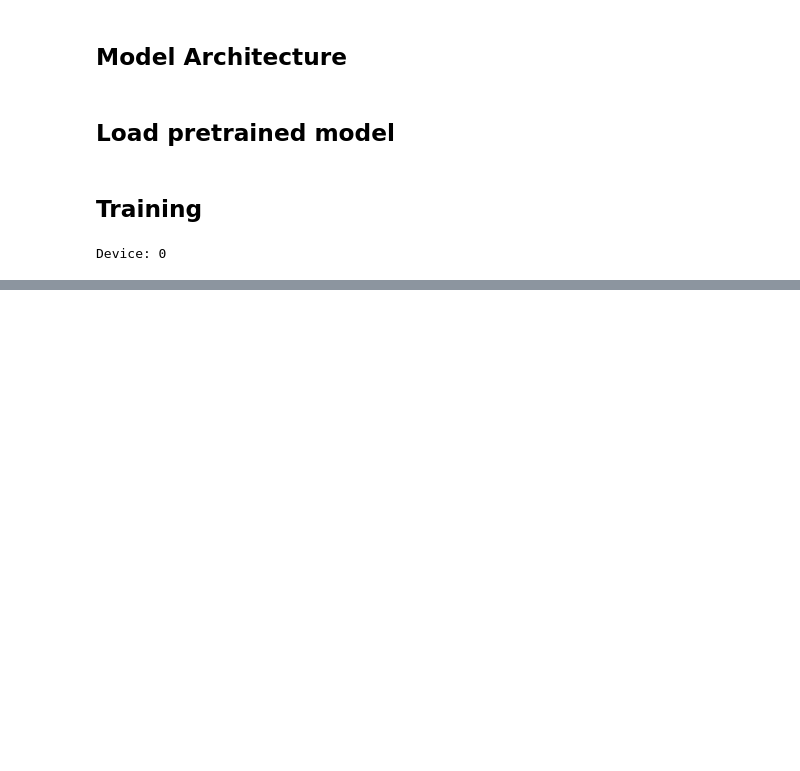
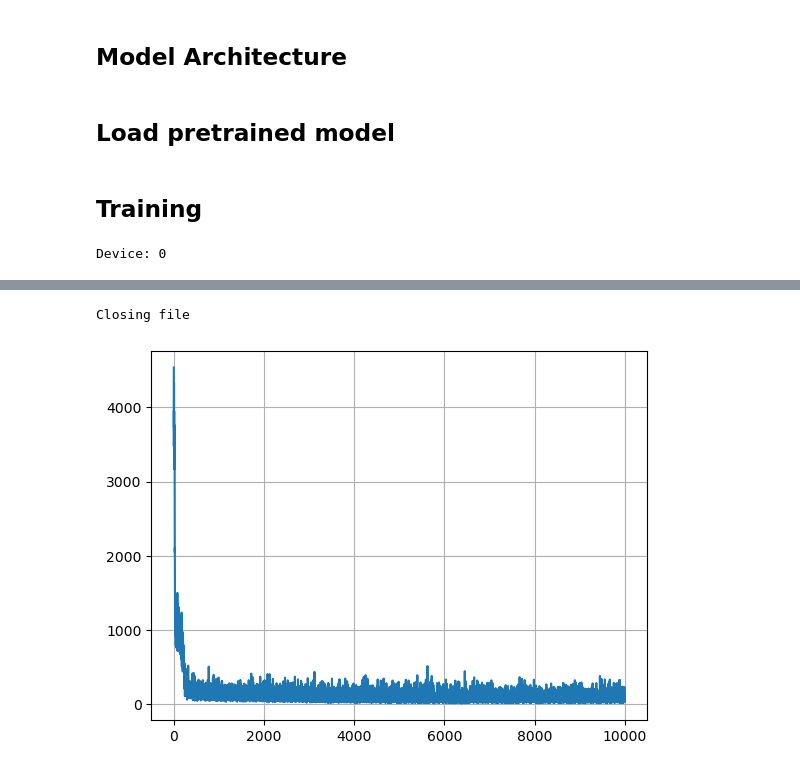
Before and after one commit to MortenHS/FlowMatching, a Jupyter notebook: test_fm.ipynb, the cells around one changed output, grey strips where cells are left out. Cells and saved outputs as stored; diff of their text form; code cells hidden in the pictures; blank space fills up the shorter version.

Commit message:
Added functionality for loss data file generation, improved comments

```diff
--- a/test_fm.ipynb
+++ b/test_fm.ipynb
@@ -184,0 +187,23 @@ Device: 0
+# %%
+plt.plot(losses)
+plt.grid()
+final_loss = losses[-1]
+avg_loss = sum(losses)/len(losses)
+med_loss = stat.median(losses)
+
+loss_file = "Loss_data.csv"
+access_mode = "w+" # Both reading and writing, most importantly creates a file if one does not already exist
+
+try:
+    file = open(loss_file, access_mode)
+    file.write(f"Final loss value: {final_loss}\n")
+    file.write(f"Average loss value: {avg_loss}\n")
+    file.write(f"Median loss value: {med_loss}\n")
+except IOError as e:
+    print(f"An error occured: {e}")
+finally:
+    print(f"Closing file")
+    file.close()
+# %% [output]
+Closing file
+[figure, added]
```
Also changed, not shown: parts of 15 cells of this notebook, 11 other files.
